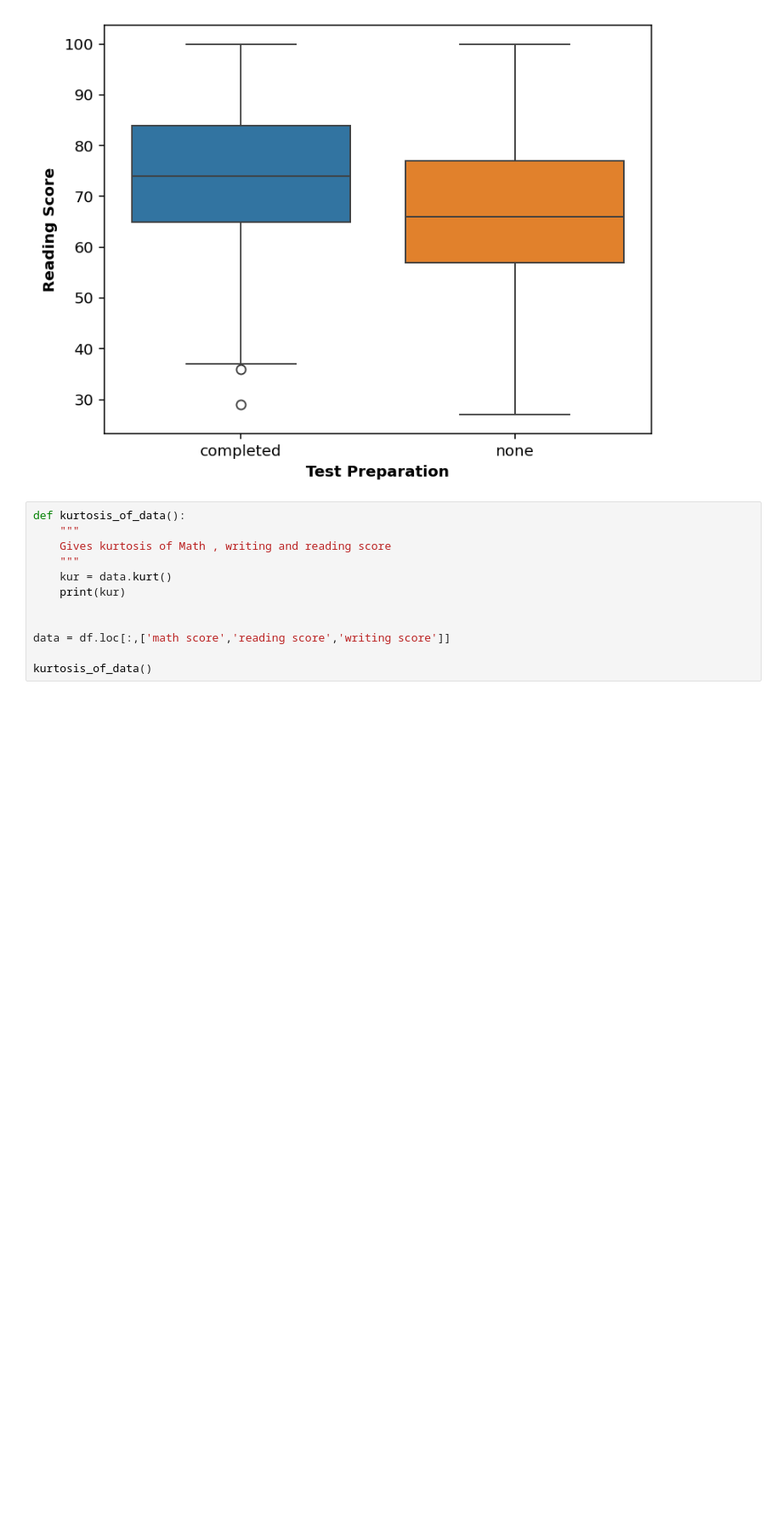
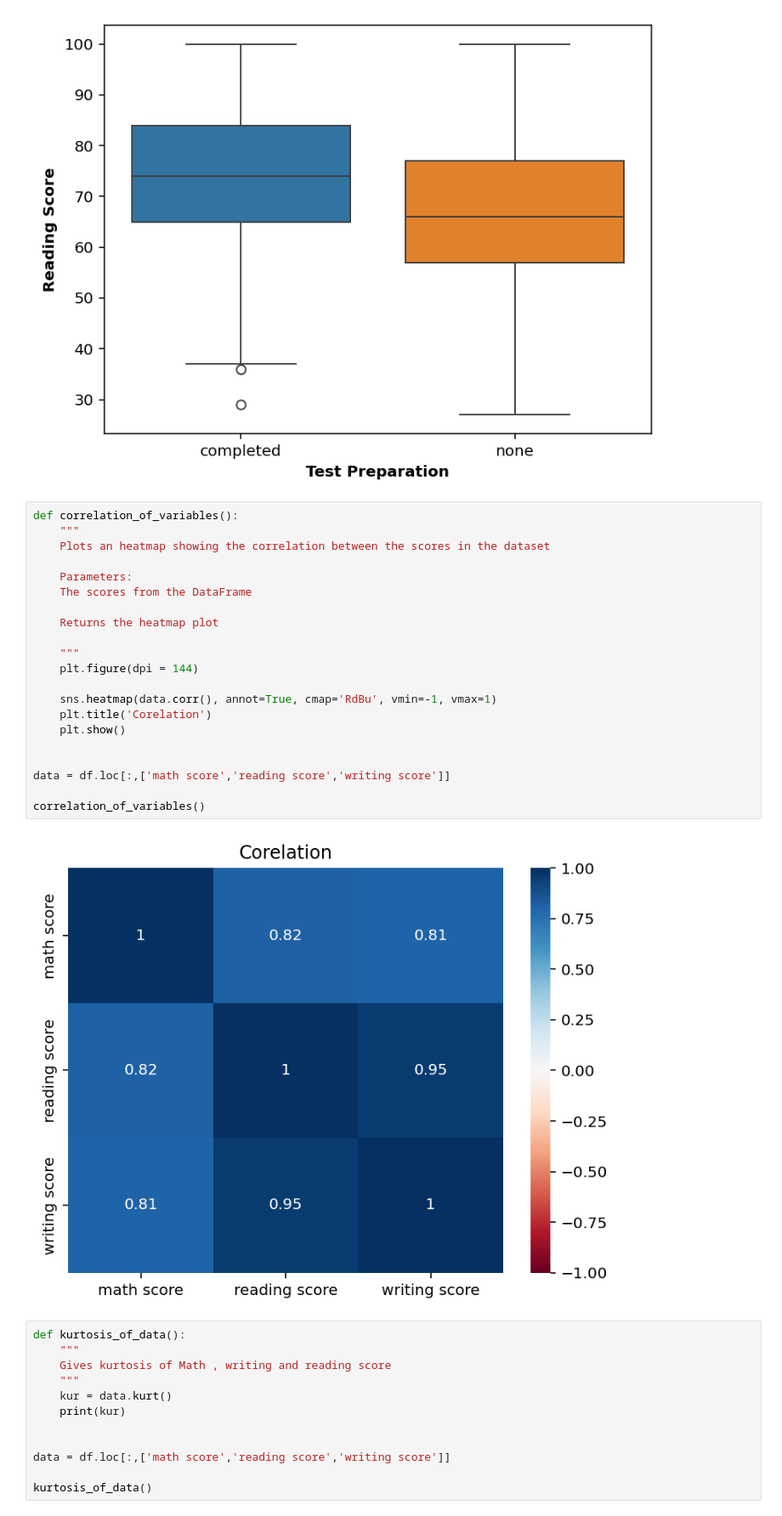
Before and after one commit to Anagha235/statistics, a Jupyter notebook: Statistics and Trends Assignment.ipynb, the cells around one changed output. Shown at 85% size. Drawn from its saved outputs; the diff is of its cells as text; blank space fills up the shorter version.

```diff
--- a/Statistics and Trends Assignment.ipynb
+++ b/Statistics and Trends Assignment.ipynb
@@ -411,6 +411,29 @@ def relation_btw_test_preparation_reading_score():
 relation_btw_test_preparation_reading_score()
 # %% [output]
 [figure]
+# %%
+def correlation_of_variables():
+    """
+    Plots an heatmap showing the correlation between the scores in the dataset
+
+    Parameters:
+    The scores from the DataFrame
+
+    Returns the heatmap plot
+
+    """
+    plt.figure(dpi = 144)
+
+    sns.heatmap(data.corr(), annot=True, cmap='RdBu', vmin=-1, vmax=1)
+    plt.title('Corelation')
+    plt.show()
+
+
+data = df.loc[:,['math score','reading score','writing score']]
+
+correlation_of_variables()
+# %% [output]
+[figure, added]
 # %%
 def kurtosis_of_data():
     """
```
